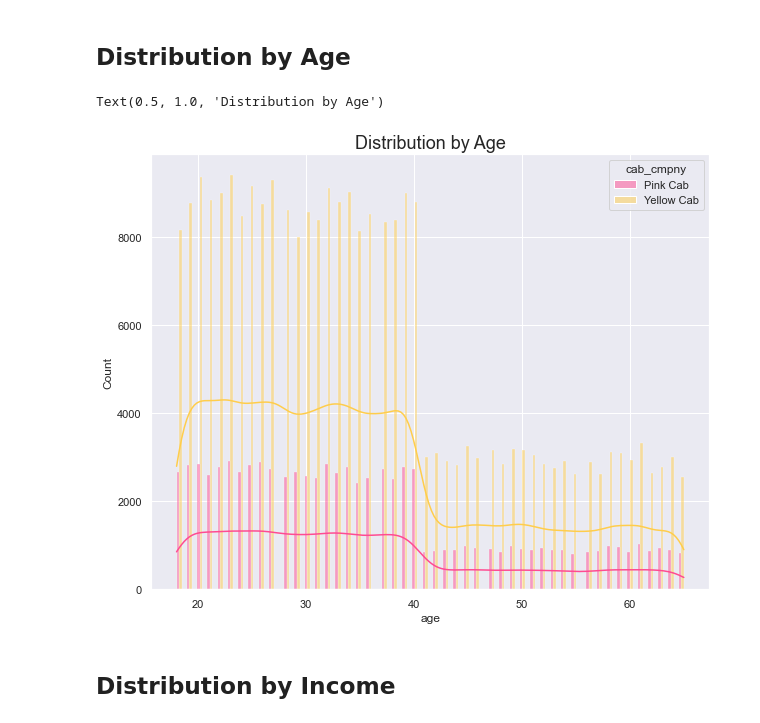
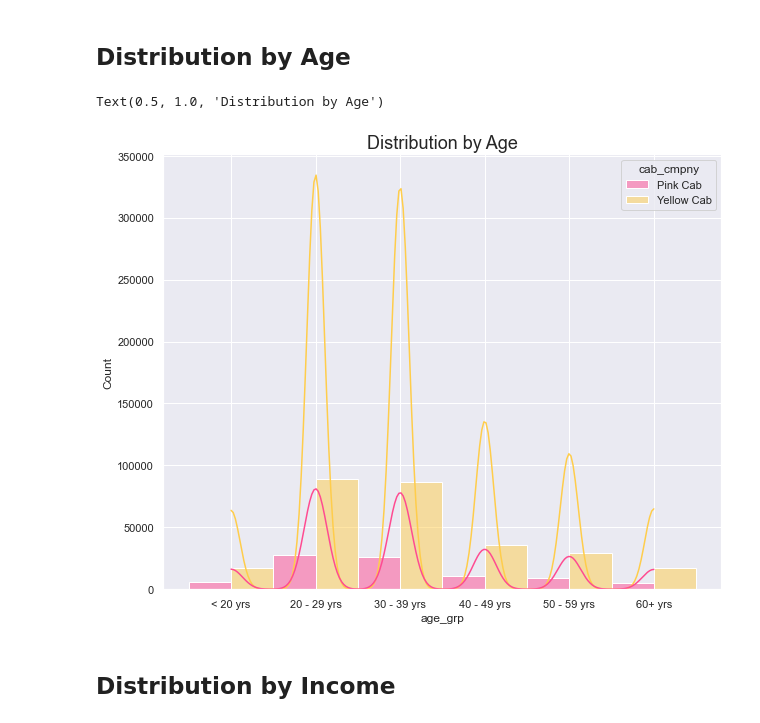
Before and after one commit to Ashish-Sasna/Data-Glacier, a Jupyter notebook: Week 2/Scripts/G2M_Insights.ipynb, the cells around one changed output. Drawn from its saved outputs; the diff is of its cells as text; code cells hidden in the pictures.

Commit message:
Categorised Age into groups and performed analysis

```diff
--- a/Week 2/Scripts/G2M_Insights.ipynb
+++ b/Week 2/Scripts/G2M_Insights.ipynb
@@ -288,4 +291,22 @@ final_df['Year of Travel'] = final_df['Date of Travel'].apply(lambda x: x.year)
 final_df['Month of Travel'] = final_df['Date of Travel'].apply(lambda x: x.month)
+# %%
+"""Convert age into age groups"""
+age_bins = [0, 20, 30, 40, 50, 60, 100]
+
+age_grp = [
+    '< 20 yrs',
+    '20 - 29 yrs',
+    '30 - 39 yrs',
+    '40 - 49 yrs',
+    '50 - 59 yrs',
+    '60+ yrs']
+
+final_df['Age Group'] = pd.cut(final_df['Age'],
+                             bins=age_bins,
+                             labels=age_grp,
+                             right=False)
+
+final_df = final_df.drop('Age', axis=1)
 # %%
 final_df = final_df.rename(columns={
     'Transaction ID' : 'transaction_id',
@@ -293,7 +314,7 @@ final_df = final_df.rename(columns={
     'Year of Travel' : 'travel_year',
     'Month of Travel' : 'travel_month',
     'Customer ID' : 'customer_id',
-    'Age' : 'age',
+    'Age Group' : 'age_grp',
     'Gender' : 'gender',
     'City' : 'city',
     'Population' : 'population',
@@ -308,7 +329,7 @@ final_df = final_df.rename(columns={
 
 final_df['trip_profit'] = final_df['total_chrgd'] - final_df['trip_cost']
 
-final_df = final_df[['transaction_id', 'travel_date', 'travel_year', 'travel_month', 'customer_id', 'age', \
+final_df = final_df[['transaction_id', 'travel_date', 'travel_year', 'travel_month', 'customer_id', 'age_grp', \
                      'gender', 'city', 'population', 'users', 'monthly_income(USD)', 'travel_dist(km)', \
                      'trip_cost', 'total_chrgd', 'trip_profit', 'pymnt_mode', 'cab_cmpny']]
 
@@ -458,17 +479,17 @@ plt.ylim(0, 200000)
 ## Distribution by Age
 # %%
 sns.set(rc = {'figure.figsize':(10,8)})
-ax = sns.histplot(x='age',
+ax = sns.histplot(x='age_grp',
                   hue='cab_cmpny',
                   data=final_df,
                   palette=palette,
                   multiple='dodge',
                   kde=True)
 ax.set_title('Distribution by Age',
              fontsize=18)
 # %% [output]
 Text(0.5, 1.0, 'Distribution by Age')
-[figure, old version]
+[figure, new version]
 # %% [markdown]
 ## Distribution by Income
 # %%
```
Also changed, not shown: parts of 10 cells of this notebook, 1 other file.
